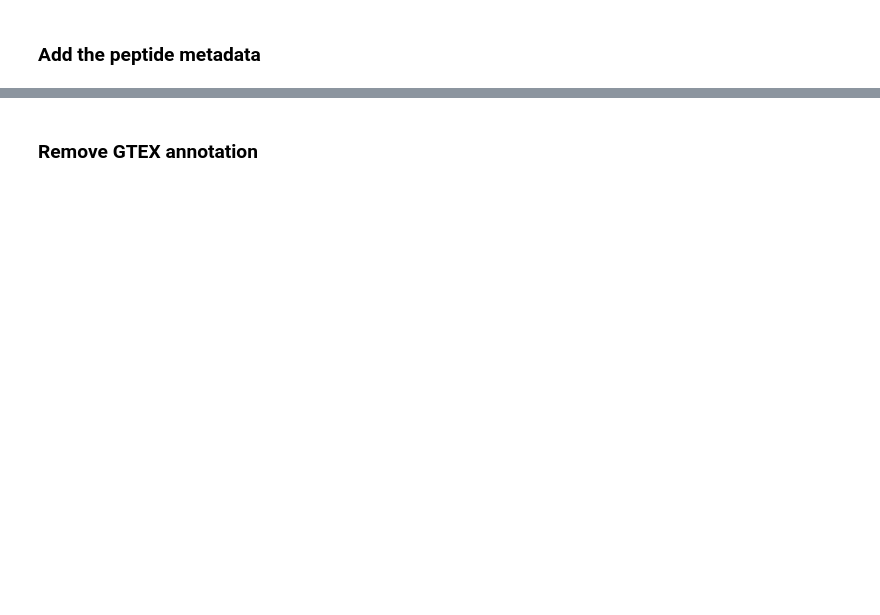
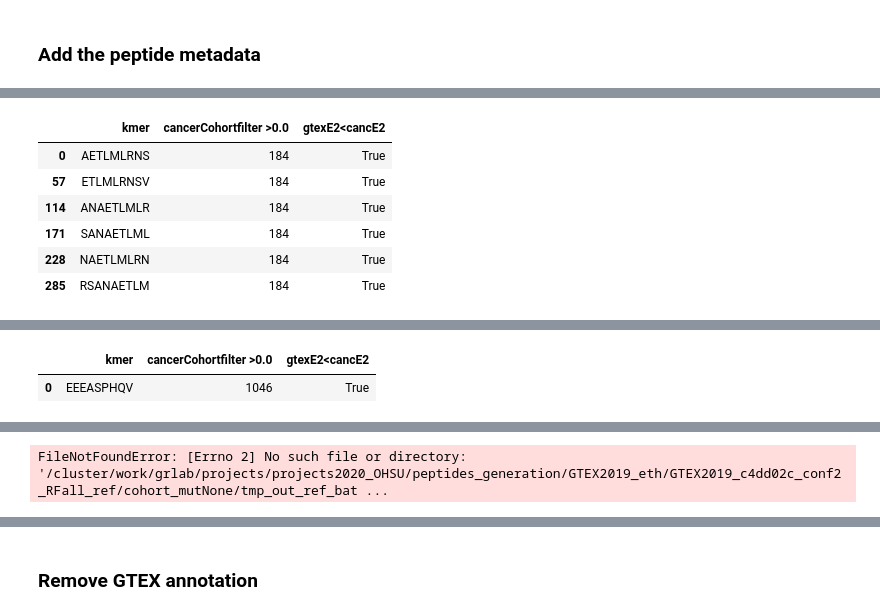
Before and after one commit to ratschlab/projects2020_ohsu, a Jupyter notebook: eth/debug/debug_false_positives/p20230307_filter_allRF_quality_check.ipynb, the cells around one changed output, grey strips where cells are left out. Drawn from its saved outputs; the diff is of its cells as text; code cells hidden in the pictures; blank space fills up the shorter version.

```diff
--- a/eth/debug/debug_false_positives/p20230307_filter_allRF_quality_check.ipynb
+++ b/eth/debug/debug_false_positives/p20230307_filter_allRF_quality_check.ipynb
@@ -181,0 +138,70 @@ display(res)
+# %%
+check_hypothesis = []
+kmers_not_in_gtex = []
+for batch in filt_meta_pb['batch'].unique():
+    no_gtex = False
+    print('\n', batch)
+    # Read GTEX peptide file
+    gtex_dir = '/cluster/work/grlab/projects/projects2020_OHSU/peptides_generation/GTEX2019_eth/GTEX2019_c4dd02c_conf2_RFall_ref'
+    pep_path = os.path.join(gtex_dir, 'cohort_mutNone', f'tmp_out_ref_batch_{batch}', 'ref_sample_peptides_meta.gz')
+    print(pep_path)
+    meta_pep = pd.read_csv(pep_path, sep = '\t')
+    print(meta_pep.shape)
+    meta_pep.columns = cols_correct # ISSUE WITH IMMUNOPEPPER
+
+    # CANCER SIDE GET BATCH Junctions
+    batch_kmers = filt_meta_pb.loc[filt_meta_pb['batch'] == batch]
+    print(f'Size cancer kmers-junctions {len(batch_kmers)}')
+
+    # Only bi or tri-exons peptides
+    jx_ids = [idx for idx, coord in enumerate(meta_pep['modifiedExonsCoord']) if 'nan' not in coord]
+    meta_pep = meta_pep.iloc[jx_ids]
+
+    # Quick Cancer junction presence in GTEX
+    coord_int = [i.split(':') for i in batch_kmers['junction_coordinate'].unique()]
+    keep = set()
+    for cd in coord_int:
+        keep.update([idx for idx, coord in enumerate(meta_pep['modifiedExonsCoord']) \
+                     if (cd[0] in coord) and (cd[1] in coord)])
+    meta_pep = meta_pep.iloc[list(keep)]
+
+    if keep:
+        # Rename
+        meta_pep = meta_pep.rename(cols_pep_file, axis = 1)
+
+        # Extract coordinates peptides
+        meta_pep = get_junction_coordinates(meta_pep, 'gtex_modifiedExonsCoord', sep=';')
+
+        # Add Peptide info
+        meta_pep = meta_pep[list(cols_pep_file.values()) + ['junction_coordinate']].drop_duplicates()
+
+        if batch_kmers.merge(meta_pep, on = 'junction_coordinate', how = 'inner').shape[0]:
+            batch_kmers = batch_kmers.merge(meta_pep, on = 'junction_coordinate', how = 'left')
+            print(f'Size cancer kmers-junctions + all GTEX peptides {len(batch_kmers)}')
+
+            # Calculate the number of aa fitting on each side of the junctions
+            batch_kmers['gtex_aa_E1'] = batch_kmers['gtex_modifiedExonsCoord'].str.split(';').map(lambda x: abs(int(x[0]) - int(x[1]))/3 )
+            batch_kmers['gtex_aa_E2'] = batch_kmers['gtex_modifiedExonsCoord'].str.split(';').map(lambda x: abs(int(x[2]) - int(x[3]))/3 )
+            batch_kmers['cancer_aa_E1'] = batch_kmers['coord'].str.split(':').map(lambda x: abs(int(x[0]) - int(x[1]))/3 )
+            batch_kmers['cancer_aa_E2'] = batch_kmers['coord'].str.split(':').map(lambda x: abs(int(x[2]) - int(x[3]))/3 )
+            # What about 3 exons?
+
+            # Validate hypothesis:
+            # H1: The second exon is not long enough to get the translation through in GTEX. BUT no exon was added on the right
+            new_col = 'gtexE2<cancE2'
+            batch_kmers[new_col] = True
+            batch_kmers.loc[batch_kmers['gtex_aa_E2'] > batch_kmers['cancer_aa_E2'], 'new_col'] = False
+
+            res = batch_kmers[['kmer', new_col ]].drop_duplicates()
+            display( batch_kmers[['kmer', 'cancerCohortfilter >0.0', new_col ]].drop_duplicates() )
+            check_hypothesis.append(res)
+        else:
+            no_gtex = True
+    else:
+        no_gtex = True
+
+    if no_gtex:
+        kmers_not_in_gtex.append(batch_kmers[['kmer', 'junction_coordinate']])
+        print(f'{batch_kmers.shape[0]} Kmers junction not found in gtex. Recurrence is:')
+        print(batch_kmers['cancerCohortfilter >0.0'].unique())
+# %% [output]
@@ -181,0 +225,7 @@ display(res)
+|  | kmer | cancerCohortfilter >0.0 | gtexE2<cancE2 |
+| 0 | AETLMLRNS | 184 | True |
+| 57 | ETLMLRNSV | 184 | True |
+| 114 | ANAETLMLR | 184 | True |
+| 171 | SANAETLML | 184 | True |
+| 228 | NAETLMLRN | 184 | True |
+| 285 | RSANAETLM | 184 | True |
@@ -181,0 +249,2 @@ display(res)
+|  | kmer | cancerCohortfilter >0.0 | gtexE2<cancE2 |
+| 0 | EEEASPHQV | 1046 | True |
@@ -182 +288,2 @@ display(res)
+FileNotFoundError: [Errno 2] No such file or directory: '/cluster/work/grlab/projects/projects2020_OHSU/peptides_generation/GTEX2019_eth/GTEX2019_c4dd02c_conf2_RFall_ref/cohort_mutNone/tmp_out_ref_bat ...
 # %%
```
Also changed, not shown: parts of 26 cells of this notebook.
